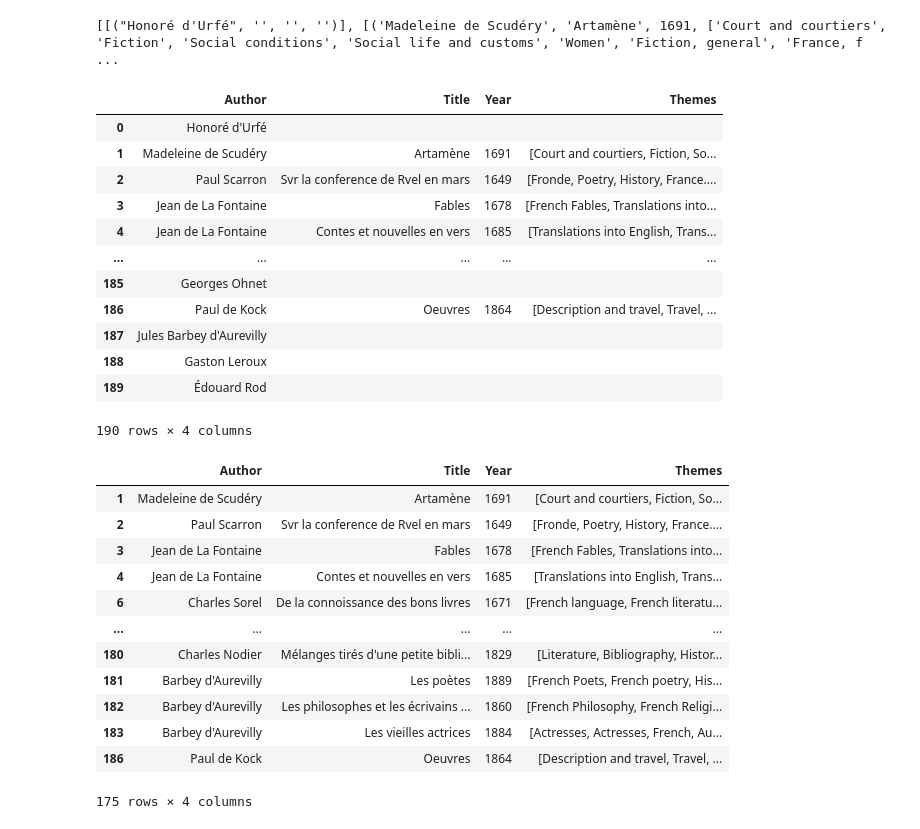
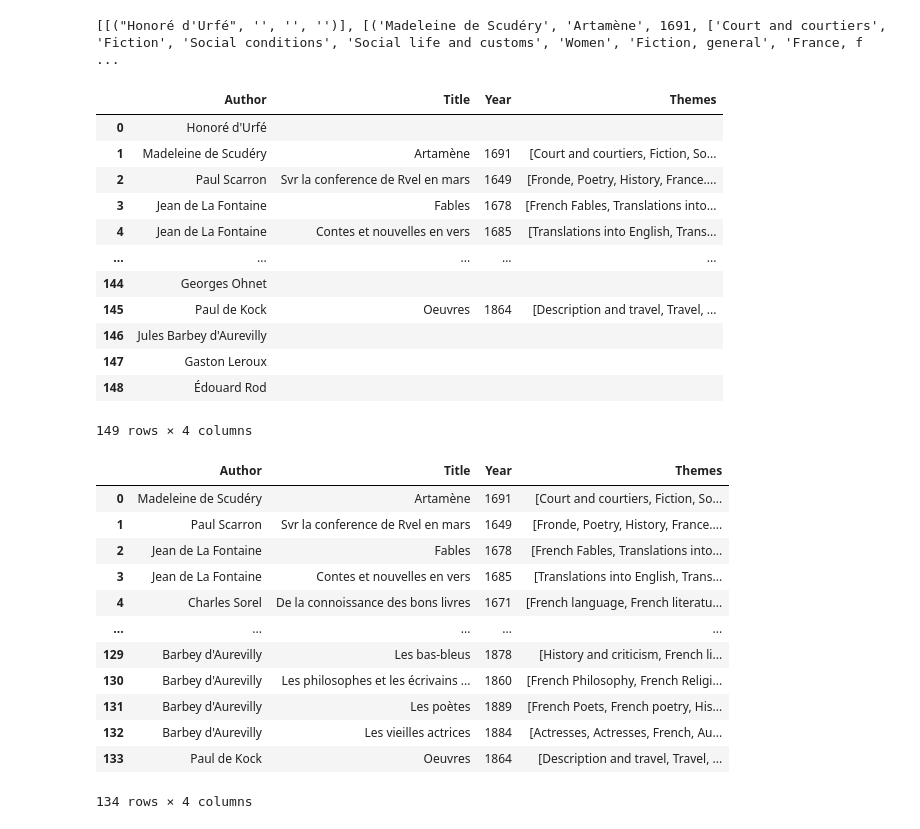
Before and after one commit to lucas-cumunel/libroguessr, a Jupyter notebook: API_Df.ipynb, the cells around one changed output. Cells and saved outputs as stored; diff of their text form; code cells hidden in the pictures.

Commit message:
Enlever la partie random dans la sélection des livres pour gagner en pertinence dans la sélection des livres

```diff
--- a/API_Df.ipynb
+++ b/API_Df.ipynb
@@ -58,9 +58,6 @@ print(df)
 59                          Édouard Rod  19th century
 # %%
 import requests
-import random
-
-random.seed(123)
 
 url_api = "https://openlibrary.org/search.json?"
 
@@ -75,12 +72,15 @@ def get_random_book(author):
         books_with_themes = [book for book in books if book.get("subject") and len(book["subject"]) >= 5 and book.get("first_publish_year") and book.get("first_publish_year") <= 1900] # book.get("first_publish_year") to avoid NoneType errors
         num_books = len(books_with_themes)
         if num_books > 0:
-            # Si l'auteur a au moins 3 livres, on en sélectionne entre 1 et 3 au hasard
-
-            if num_books >= 3:
-                selected_books = random.sample(books_with_themes, random.randint(3, num_books))  # Select 3 random books
+            # Si l'auteur a au moins 3 livres, on en sélectionne 3
+            if num_books >= 5:
+                selected_books = books_with_themes[:5]
+            elif num_books == 4 :
+                selected_books = books_with_themes[:4]
+            elif num_books == 3 :
+                selected_books = books_with_themes[:3]
             elif num_books == 2:
-                selected_books = books_with_themes
+                selected_books = books_with_themes[:2]
             elif num_books == 1:
                 selected_books = books_with_themes
             book_info = []
@@ -122,30 +122,32 @@ df_books
 | 3 | Jean de La Fontaine | Fables | 1678 | [French Fables, Translations into... |
 | 4 | Jean de La Fontaine | Contes et nouvelles en vers | 1685 | [Translations into English, Trans... |
 | ... | ... | ... | ... | ... |
-| 185 | Georges Ohnet |  |  |  |
-| 186 | Paul de Kock | Oeuvres | 1864 | [Description and travel, Travel, ... |
-| 187 | Jules Barbey d'Aurevilly |  |  |  |
-| 188 | Gaston Leroux |  |  |  |
-| 189 | Édouard Rod |  |  |  |
+| 144 | Georges Ohnet |  |  |  |
+| 145 | Paul de Kock | Oeuvres | 1864 | [Description and travel, Travel, ... |
+| 146 | Jules Barbey d'Aurevilly |  |  |  |
+| 147 | Gaston Leroux |  |  |  |
+| 148 | Édouard Rod |  |  |  |
-190 rows × 4 columns
+149 rows × 4 columns
 # %%
 # delete lines of the DF for which no book was found
 df_books = df_books[df_books['Title'] != '']
+df_books = df_books.reset_index(drop=True)
+
 df_books
 # %% [output]
 |  | Author | Title | Year | Themes |
-| 1 | Madeleine de Scudéry | Artamène | 1691 | [Court and courtiers, Fiction, So... |
-| 2 | Paul Scarron | Svr la conference de Rvel en mars | 1649 | [Fronde, Poetry, History, France.... |
-| 3 | Jean de La Fontaine | Fables | 1678 | [French Fables, Translations into... |
-| 4 | Jean de La Fontaine | Contes et nouvelles en vers | 1685 | [Translations into English, Trans... |
-| 6 | Charles Sorel | De la connoissance des bons livres | 1671 | [French language, French literatu... |
+| 0 | Madeleine de Scudéry | Artamène | 1691 | [Court and courtiers, Fiction, So... |
+| 1 | Paul Scarron | Svr la conference de Rvel en mars | 1649 | [Fronde, Poetry, History, France.... |
+| 2 | Jean de La Fontaine | Fables | 1678 | [French Fables, Translations into... |
+| 3 | Jean de La Fontaine | Contes et nouvelles en vers | 1685 | [Translations into English, Trans... |
+| 4 | Charles Sorel | De la connoissance des bons livres | 1671 | [French language, French literatu... |
 | ... | ... | ... | ... | ... |
-| 180 | Charles Nodier | Mélanges tirés d'une petite bibli... | 1829 | [Literature, Bibliography, Histor... |
-| 181 | Barbey d'Aurevilly | Les poètes | 1889 | [French Poets, French poetry, His... |
-| 182 | Barbey d'Aurevilly | Les philosophes et les écrivains ... | 1860 | [French Philosophy, French Religi... |
-| 183 | Barbey d'Aurevilly | Les vieilles actrices | 1884 | [Actresses, Actresses, French, Au... |
-| 186 | Paul de Kock | Oeuvres | 1864 | [Description and travel, Travel, ... |
+| 129 | Barbey d'Aurevilly | Les bas-bleus | 1878 | [History and criticism, French li... |
+| 130 | Barbey d'Aurevilly | Les philosophes et les écrivains ... | 1860 | [French Philosophy, French Religi... |
+| 131 | Barbey d'Aurevilly | Les poètes | 1889 | [French Poets, French poetry, His... |
+| 132 | Barbey d'Aurevilly | Les vieilles actrices | 1884 | [Actresses, Actresses, French, Au... |
+| 133 | Paul de Kock | Oeuvres | 1864 | [Description and travel, Travel, ... |
-175 rows × 4 columns
+134 rows × 4 columns
 # %%
 # Transform the list of themes in a string
 df_books['Themes'] = df_books['Themes'].apply(lambda x: ', '.join(x))
```
Also changed, not shown: parts of 7 cells of this notebook, 1 other file.
